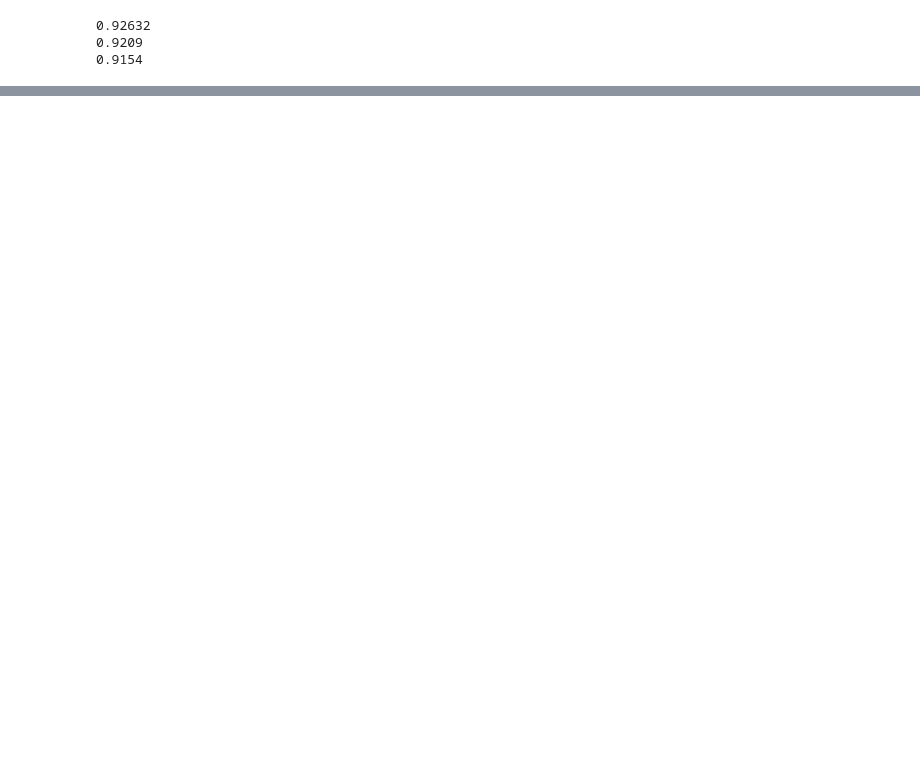
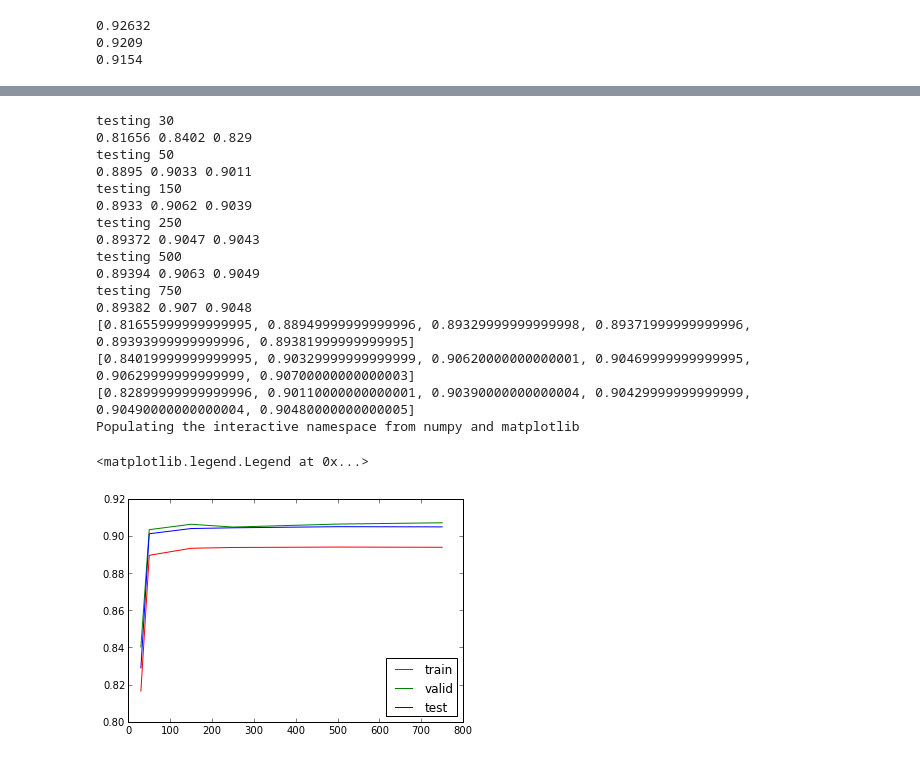
Before and after one commit to dolaameng/tutorials, a Jupyter notebook: ml-practice/Feature Learning - demos of different methods on MNIST.ipynb, the cells around one changed output, grey strips where cells are left out. Saved outputs shown, nothing was run; the diff lists cells and outputs as text; code cells hidden in the pictures; blank space fills up the shorter version.

```diff
--- a/ml-practice/Feature Learning - demos of different methods on MNIST.ipynb
+++ b/ml-practice/Feature Learning - demos of different methods on MNIST.ipynb
@@ -334,0 +467,58 @@ print svc.score(test_X, test_y)
+# %%
+def make_kmst_model(n_features, n_pca = 50, threshold = 0.0):
+    """
+    create a pipeline model of sampling soft-threshold
+    feature learner
+    First Use PCA for to reduce the dimensionality to make
+    distance calculation/clustering converge faster
+    """
+    return Pipeline(steps = [
+        ('dim_reduction', RandomizedPCA(n_components=n_pca, whiten = True, ))
+        , ('feature_map', KMeansMapper(n_components = n_features, threshold = threshold,
+                                       batch_size = 1000, init='random'))
+        #, ('clf', SGDClassifier(loss = 'log', penalty='elasticnet', alpha = 1e-4, n_jobs=-1))
+        , ('clf', LinearSVC(C = 1))
+    ])
+
+n_features_range = [30, 50, 150, 250, 500, 750]
+train_scores = [None] * len(n_features_range)
+valid_scores = [None] * len(n_features_range)
+test_scores = [None] * len(n_features_range)
+
+for i, n_features in enumerate(n_features_range):
+    print 'testing', n_features
+    kmst = make_kmst_model(n_features)
+    kmst.fit(train_X, train_y)
+    train_scores[i] = kmst.score(train_X, train_y)
+    valid_scores[i] = kmst.score(valid_X, valid_y)
+    test_scores[i] = kmst.score(test_X, test_y)
+    print train_scores[i], valid_scores[i], test_scores[i]
+
+print train_scores
+print valid_scores
+print test_scores
+
+%pylab inline --no-import
+pylab.plot(n_features_range, train_scores, c='r', hold = True, label = 'train')
+pylab.plot(n_features_range, valid_scores, c='g', hold = True, label = 'valid')
+pylab.plot(n_features_range, test_scores, c='b', hold = True, label = 'test')
+legend(loc = 'best')
+# %% [output]
+testing 30
+0.81656 0.8402 0.829
+testing 50
+0.8895 0.9033 0.9011
+testing 150
+0.8933 0.9062 0.9039
+testing 250
+0.89372 0.9047 0.9043
+testing 500
+0.89394 0.9063 0.9049
+testing 750
+0.89382 0.907 0.9048
+[0.81655999999999995, 0.88949999999999996, 0.89329999999999998, 0.89371999999999996, 0.89393999999999996, 0.89381999999999995]
+[0.84019999999999995, 0.90329999999999999, 0.90620000000000001, 0.90469999999999995, 0.90629999999999999, 0.90700000000000003]
+[0.82899999999999996, 0.90110000000000001, 0.90390000000000004, 0.90429999999999999, 0.90490000000000004, 0.90480000000000005]
+Populating the interactive namespace from numpy and matplotlib
+<matplotlib.legend.Legend at 0x...>
+[figure, added]
```
Also changed, not shown: parts of 5 cells of this notebook, 4 other files.
